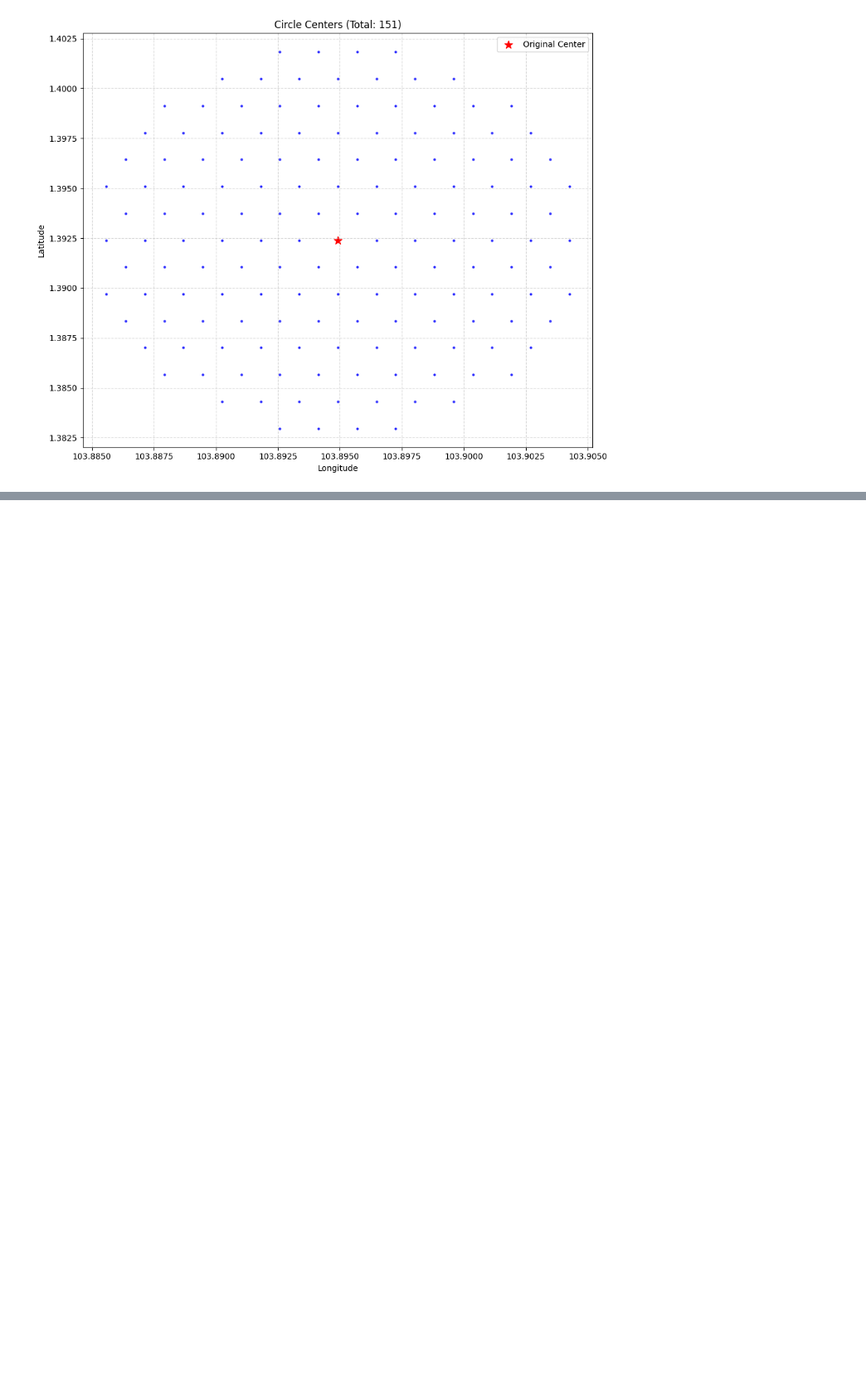
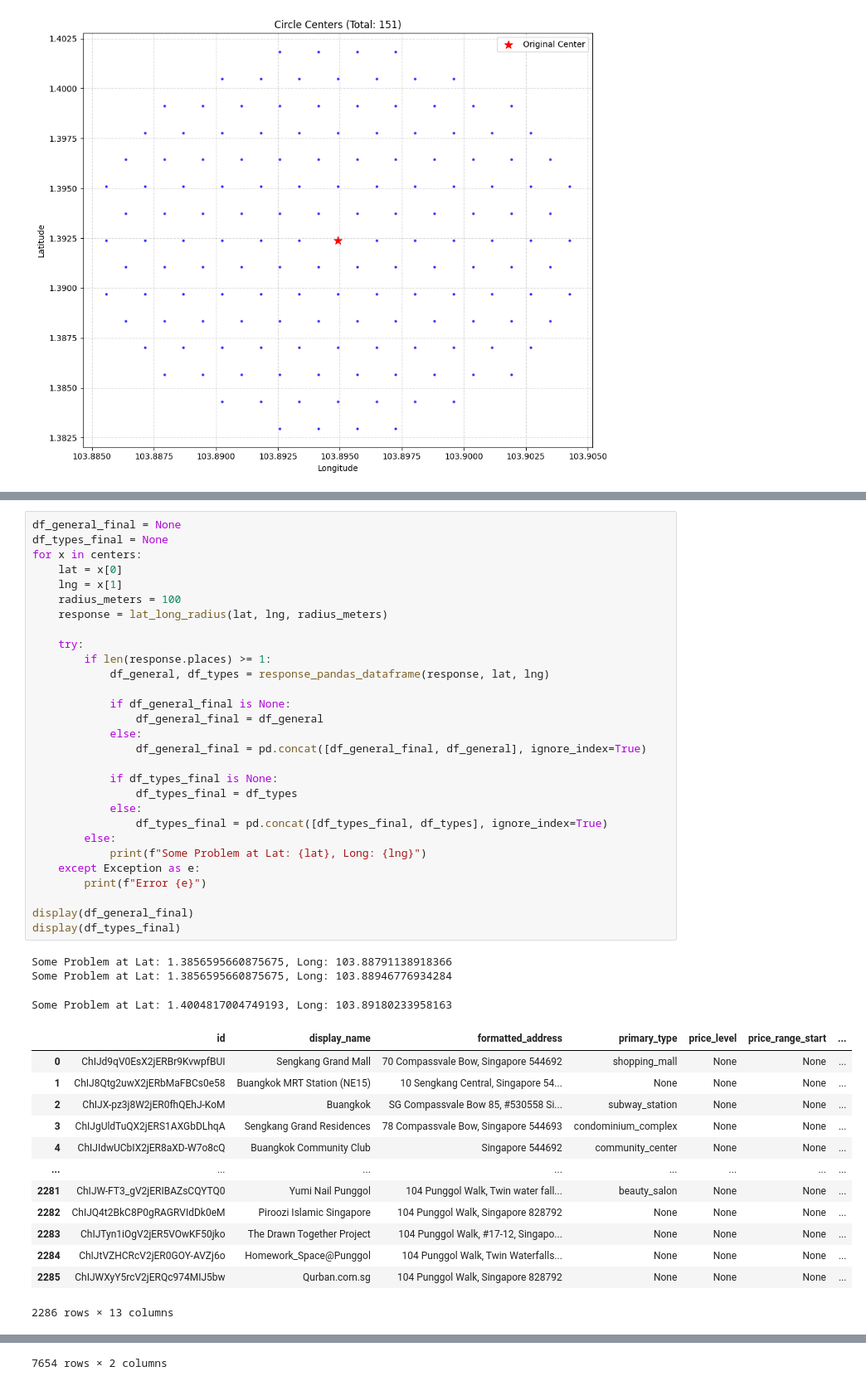
Before and after one commit to amien1410/amien-scrapers, a Jupyter notebook: Google_Places_API_Complete_Guid.ipynb, the cells around one changed output, grey strips where cells are left out. Shown: that part at 83% size. Cells and saved outputs as stored; diff of their text form; blank space fills up the shorter version.

```diff
--- a/Google_Places_API_Complete_Guid.ipynb
+++ b/Google_Places_API_Complete_Guid.ipynb
@@ -639,0 +745,46 @@ Generated 151 circles.
+# %%
+df_general_final = None
+df_types_final = None
+for x in centers:
+    lat = x[0]
+    lng = x[1]
+    radius_meters = 100
+    response = lat_long_radius(lat, lng, radius_meters)
+
+    try:
+        if len(response.places) >= 1:
+            df_general, df_types = response_pandas_dataframe(response, lat, lng)
+
+            if df_general_final is None:
+                df_general_final = df_general
+            else:
+                df_general_final = pd.concat([df_general_final, df_general], ignore_index=True)
+
+            if df_types_final is None:
+                df_types_final = df_types
+            else:
+                df_types_final = pd.concat([df_types_final, df_types], ignore_index=True)
+        else:
+            print(f"Some Problem at Lat: {lat}, Long: {lng}")
+    except Exception as e:
+        print(f"Error {e}")
+
+display(df_general_final)
+display(df_types_final)
+# %% [output]
+Some Problem at Lat: 1.3856595660875675, Long: 103.88791138918366
+Some Problem at Lat: 1.3856595660875675, Long: 103.88946776934284
+Some Problem at Lat: 1.4004817004749193, Long: 103.89180233958163
+|  | id | display_name | formatted_address | primary_type | price_level | price_range_start | ... |
+| 0 | ChIJd9qV0EsX2jERBr9KvwpfBUI | Sengkang Grand Mall | 70 Compassvale Bow, Singapore 544692 | shopping_mall | None | None | ... |
+| 1 | ChIJ8Qtg2uwX2jERbMaFBCs0e58 | Buangkok MRT Station (NE15) | 10 Sengkang Central, Singapore 54... | None | None | None | ... |
+| 2 | ChIJX-pz3j8W2jER0fhQEhJ-KoM | Buangkok | SG Compassvale Bow 85, #530558 Si... | subway_station | None | None | ... |
+| 3 | ChIJgUldTuQX2jERS1AXGbDLhqA | Sengkang Grand Residences | 78 Compassvale Bow, Singapore 544693 | condominium_complex | None | None | ... |
+| 4 | ChIJIdwUCbIX2jER8aXD-W7o8cQ | Buangkok Community Club | Singapore 544692 | community_center | None | None | ... |
+| ... | ... | ... | ... | ... | ... | ... | ... |
+| 2281 | ChIJW-FT3_gV2jERIBAZsCQYTQ0 | Yumi Nail Punggol | 104 Punggol Walk, Twin water fall... | beauty_salon | None | None | ... |
+| 2282 | ChIJQ4t2BkC8P0gRAGRVIdDk0eM | Piroozi Islamic Singapore | 104 Punggol Walk, Singapore 828792 | None | None | None | ... |
+| 2283 | ChIJTyn1iOgV2jER5VOwKF50jko | The Drawn Together Project | 104 Punggol Walk, #17-12, Singapo... | None | None | None | ... |
+| 2284 | ChIJtVZHCRcV2jER0GOY-AVZj6o | Homework_Space@Punggol | 104 Punggol Walk, Twin Waterfalls... | None | None | None | ... |
+| 2285 | ChIJWXyY5rcV2jERQc974MIJ5bw | Qurban.com.sg | 104 Punggol Walk, Singapore 828792 | None | None | None | ... |
+2286 rows × 13 columns
@@ -639,0 +803 @@ Generated 151 circles.
+7654 rows × 2 columns
```
Also changed, not shown: parts of 3 cells of this notebook.
